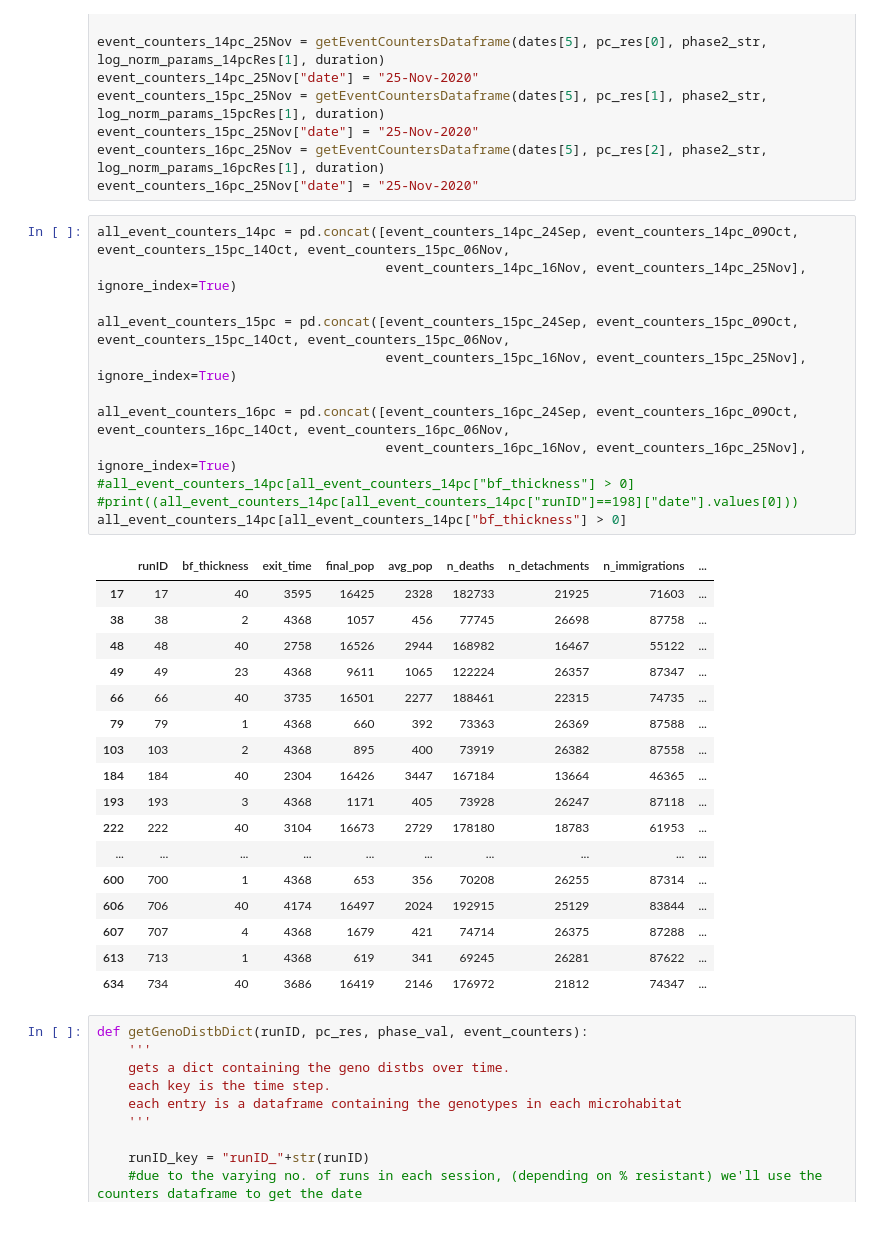
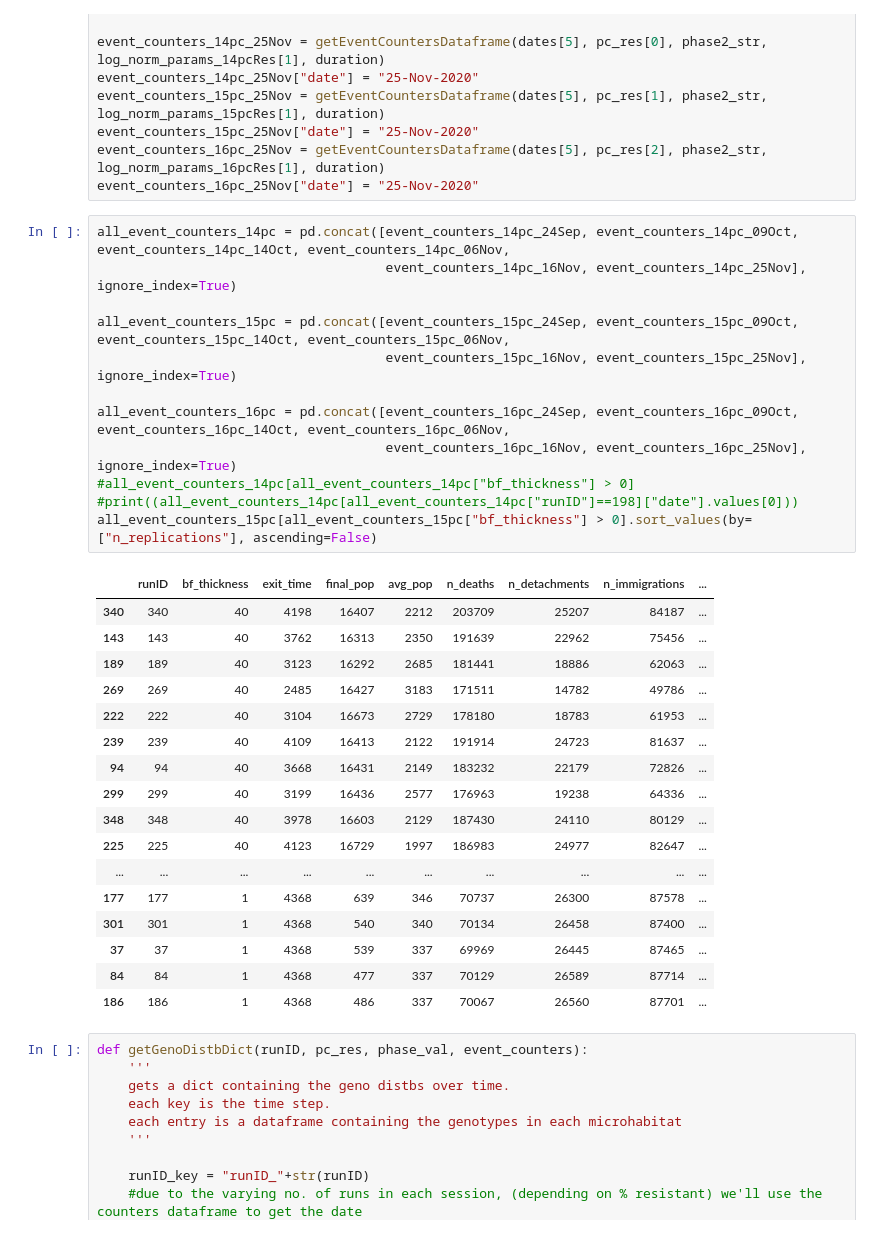
Before and after one commit to patricksinclair/multispecies_postprocessing, a Jupyter notebook: geno_distbs/varying_susceps/geno_distb_plotter.ipynb, the cells around one changed output. Drawn from its saved outputs; the diff is of its cells as text.

```diff
--- a/geno_distbs/varying_susceps/geno_distb_plotter.ipynb
+++ b/geno_distbs/varying_susceps/geno_distb_plotter.ipynb
@@ -106,35 +107,35 @@ event_counters_15pc_25Nov["date"] = "25-Nov-2020"
 event_counters_16pc_25Nov = getEventCountersDataframe(dates[5], pc_res[2], phase2_str, log_norm_params_16pcRes[1], duration)
 event_counters_16pc_25Nov["date"] = "25-Nov-2020"
 # %%
-all_event_counters_14pc = pd.concat([event_counters_14pc_24Sep, event_counters_14pc_09Oct, event_counters_15pc_14Oct, event_counters_15pc_06Nov,
+all_event_counters_14pc = pd.concat([event_counters_14pc_24Sep, event_counters_14pc_09Oct, event_counters_14pc_14Oct, event_counters_14pc_06Nov,
                                      event_counters_14pc_16Nov, event_counters_14pc_25Nov], ignore_index=True)
 
 all_event_counters_15pc = pd.concat([event_counters_15pc_24Sep, event_counters_15pc_09Oct, event_counters_15pc_14Oct, event_counters_15pc_06Nov,
                                      event_counters_15pc_16Nov, event_counters_15pc_25Nov], ignore_index=True)
 
 all_event_counters_16pc = pd.concat([event_counters_16pc_24Sep, event_counters_16pc_09Oct, event_counters_16pc_14Oct, event_counters_16pc_06Nov,
                                      event_counters_16pc_16Nov, event_counters_16pc_25Nov], ignore_index=True)
 #all_event_counters_14pc[all_event_counters_14pc["bf_thickness"] > 0]
 #print((all_event_counters_14pc[all_event_counters_14pc["runID"]==198]["date"].values[0]))
-all_event_counters_14pc[all_event_counters_14pc["bf_thickness"] > 0]
+all_event_counters_15pc[all_event_counters_15pc["bf_thickness"] > 0].sort_values(by=["n_replications"], ascending=False)
 # %% [output]
 |  | runID | bf_thickness | exit_time | final_pop | avg_pop | n_deaths | n_detachments | n_immigrations | ... |
-| 17 | 17 | 40 | 3595 | 16425 | 2328 | 182733 | 21925 | 71603 | ... |
-| 38 | 38 | 2 | 4368 | 1057 | 456 | 77745 | 26698 | 87758 | ... |
-| 48 | 48 | 40 | 2758 | 16526 | 2944 | 168982 | 16467 | 55122 | ... |
-| 49 | 49 | 23 | 4368 | 9611 | 1065 | 122224 | 26357 | 87347 | ... |
-| 66 | 66 | 40 | 3735 | 16501 | 2277 | 188461 | 22315 | 74735 | ... |
-| 79 | 79 | 1 | 4368 | 660 | 392 | 73363 | 26369 | 87588 | ... |
-| 103 | 103 | 2 | 4368 | 895 | 400 | 73919 | 26382 | 87558 | ... |
-| 184 | 184 | 40 | 2304 | 16426 | 3447 | 167184 | 13664 | 46365 | ... |
-| 193 | 193 | 3 | 4368 | 1171 | 405 | 73928 | 26247 | 87118 | ... |
+| 340 | 340 | 40 | 4198 | 16407 | 2212 | 203709 | 25207 | 84187 | ... |
+| 143 | 143 | 40 | 3762 | 16313 | 2350 | 191639 | 22962 | 75456 | ... |
+| 189 | 189 | 40 | 3123 | 16292 | 2685 | 181441 | 18886 | 62063 | ... |
+| 269 | 269 | 40 | 2485 | 16427 | 3183 | 171511 | 14782 | 49786 | ... |
 | 222 | 222 | 40 | 3104 | 16673 | 2729 | 178180 | 18783 | 61953 | ... |
+| 239 | 239 | 40 | 4109 | 16413 | 2122 | 191914 | 24723 | 81637 | ... |
+| 94 | 94 | 40 | 3668 | 16431 | 2149 | 183232 | 22179 | 72826 | ... |
+| 299 | 299 | 40 | 3199 | 16436 | 2577 | 176963 | 19238 | 64336 | ... |
+| 348 | 348 | 40 | 3978 | 16603 | 2129 | 187430 | 24110 | 80129 | ... |
+| 225 | 225 | 40 | 4123 | 16729 | 1997 | 186983 | 24977 | 82647 | ... |
 | ... | ... | ... | ... | ... | ... | ... | ... | ... | ... |
-| 600 | 700 | 1 | 4368 | 653 | 356 | 70208 | 26255 | 87314 | ... |
-| 606 | 706 | 40 | 4174 | 16497 | 2024 | 192915 | 25129 | 83844 | ... |
-| 607 | 707 | 4 | 4368 | 1679 | 421 | 74714 | 26375 | 87288 | ... |
-| 613 | 713 | 1 | 4368 | 619 | 341 | 69245 | 26281 | 87622 | ... |
-| 634 | 734 | 40 | 3686 | 16419 | 2146 | 176972 | 21812 | 74347 | ... |
+| 177 | 177 | 1 | 4368 | 639 | 346 | 70737 | 26300 | 87578 | ... |
+| 301 | 301 | 1 | 4368 | 540 | 340 | 70134 | 26458 | 87400 | ... |
+| 37 | 37 | 1 | 4368 | 539 | 337 | 69969 | 26445 | 87465 | ... |
+| 84 | 84 | 1 | 4368 | 477 | 337 | 70129 | 26589 | 87714 | ... |
+| 186 | 186 | 1 | 4368 | 486 | 337 | 70067 | 26560 | 87701 | ... |
 # %%
 def getGenoDistbDict(runID, pc_res, phase_val, event_counters):
     '''
```
Also changed, not shown: parts of 14 cells of this notebook, 1 other file.
